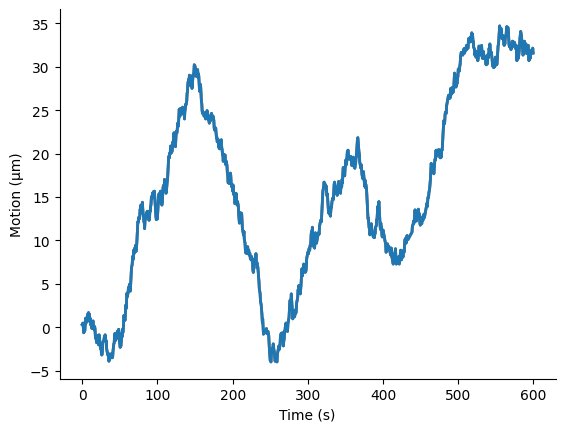
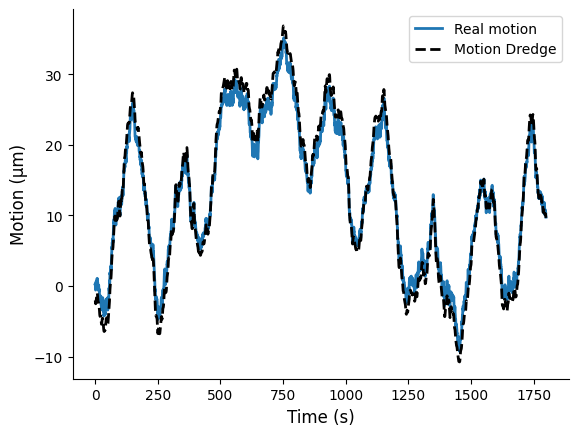
The change to this notebook cell's code, shown as a diff; its figure went from the first image to the second:
--- before
+++ after
@@ -21,9 +21,26 @@
         direction_dim=1,
     )
-    
-    si.plot_motion(gt_motion, ax=ax)
+    displacement = gt_motion.displacement[0]
+    ax.plot(temporal_bins_s, np.mean(displacement, axis=1), color="C0", label='Real motion')
+
+
+    global_name = 'clustering_drifting'
+    motion_folder = base_path / global_name / dataset_name / 'motion'
+    motion_info = motion = si.load_motion_info(motion_folder)
+    motion = motion_info['motion']
+
+    temporal_bins_s = motion.temporal_bins_s[0]
+    offset = np.median(gt_motion.displacement[0][:, :]) - np.median(motion.displacement[0][:, :])
+    displacement = motion.displacement[0] + offset
+    ax.plot(temporal_bins_s, np.mean(displacement, axis=1), color="#000000", ls='--', label='Motion Dredge')
+
+
+
+
     ax.set_xlabel('Time (s)')
     ax.set_ylabel('Motion (µm)')
+    ax.legend()
     despine(ax)
+
 with mpl.rc_context(myparams):
     fig, ax= plt.subplots()

Commit: Update figures for v2